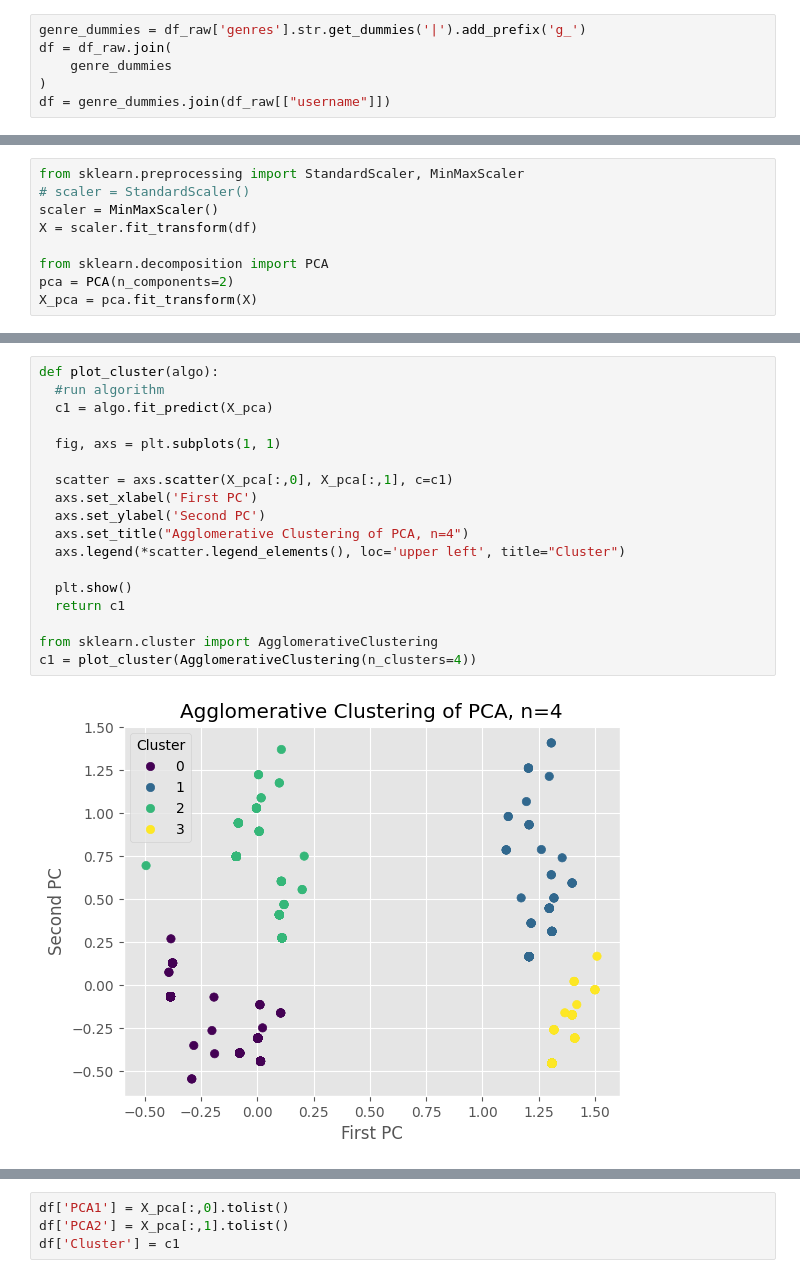
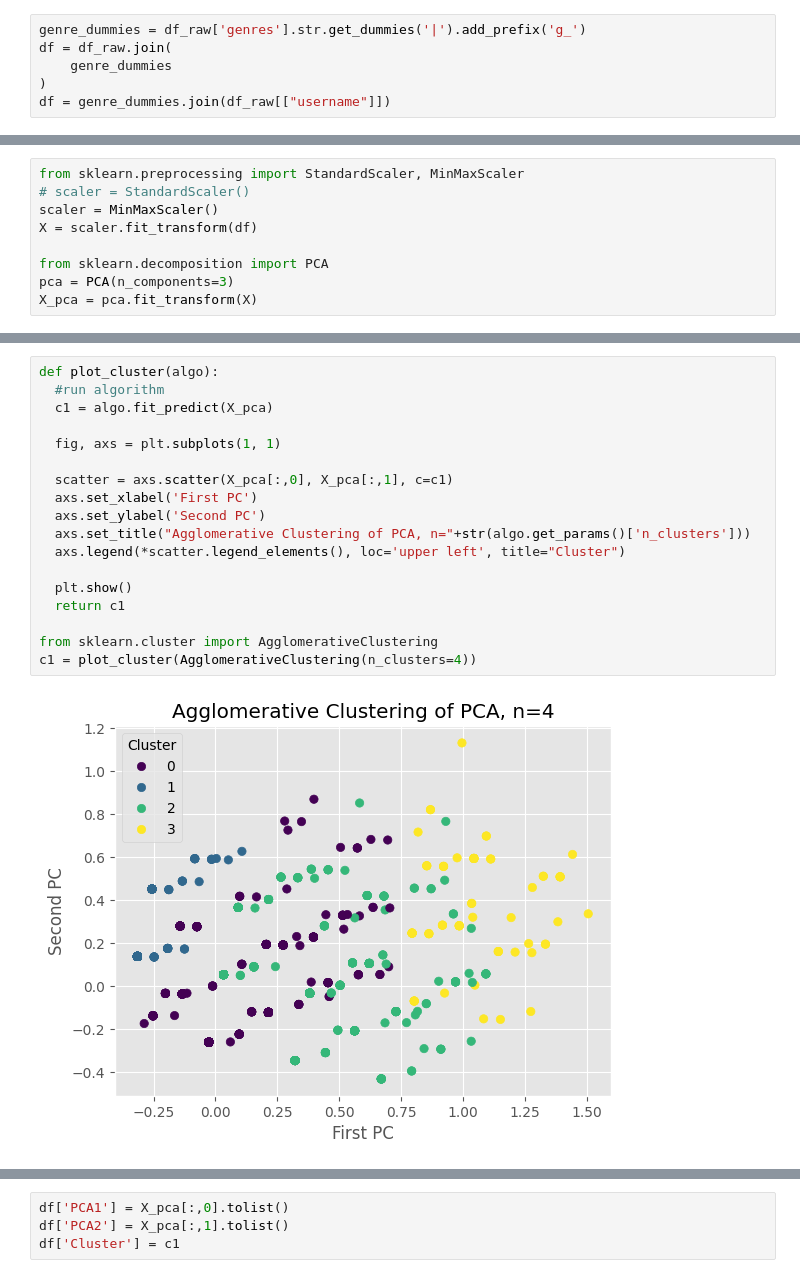
Before and after one commit to cowsed/PDMProject, a Jupyter notebook: analysis/Analysis.ipynb, the cells around one changed output, grey strips where cells are left out. Drawn from its saved outputs; the diff is of its cells as text.

```diff
--- a/analysis/Analysis.ipynb
+++ b/analysis/Analysis.ipynb
@@ -137,7 +137,7 @@ scaler = MinMaxScaler()
 X = scaler.fit_transform(df)
 
 from sklearn.decomposition import PCA
-pca = PCA(n_components=2)
+pca = PCA(n_components=3)
 X_pca = pca.fit_transform(X)
 # %%
 if X_pca.shape[1] >= 3:
@@ -157,23 +157,23 @@ variance sum: 0.848457320546779
 # %%
 def plot_cluster(algo):
   #run algorithm
   c1 = algo.fit_predict(X_pca)
 
   fig, axs = plt.subplots(1, 1)
 
   scatter = axs.scatter(X_pca[:,0], X_pca[:,1], c=c1)
   axs.set_xlabel('First PC')
   axs.set_ylabel('Second PC')
-  axs.set_title("Agglomerative Clustering of PCA, n=4")
+  axs.set_title("Agglomerative Clustering of PCA, n="+str(algo.get_params()['n_clusters']))
   axs.legend(*scatter.legend_elements(), loc='upper left', title="Cluster")
 
   plt.show()
   return c1
 
 from sklearn.cluster import AgglomerativeClustering
 c1 = plot_cluster(AgglomerativeClustering(n_clusters=4))
 # %% [output]
-[figure, old version]
+[figure, new version]
 # %%
 df
 # %% [output]
```
Also changed, not shown: parts of 17 cells of this notebook, 1 other file.
